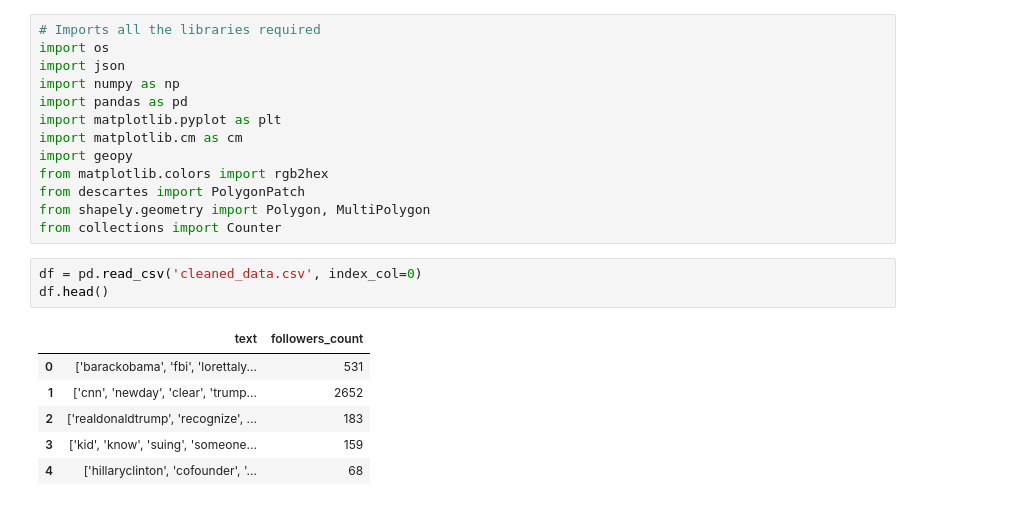
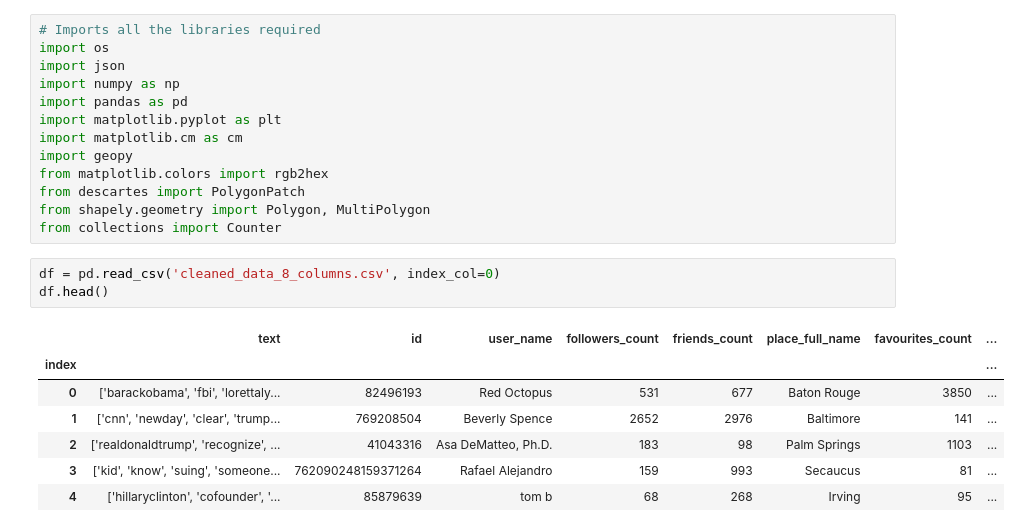
Before and after one commit to CodeValkyrie/data-science-tweet-sentiment-analysis, a Jupyter notebook: Descriptive_stats_roel.ipynb, the cells around one changed output. Cells and saved outputs as stored; diff of their text form.

```diff
--- a/Descriptive_stats_roel.ipynb
+++ b/Descriptive_stats_roel.ipynb
@@ -12,12 +12,13 @@ from descartes import PolygonPatch
 from shapely.geometry import Polygon, MultiPolygon
 from collections import Counter
 # %%
-df = pd.read_csv('cleaned_data.csv', index_col=0)
+df = pd.read_csv('cleaned_data_8_columns.csv', index_col=0)
 df.head()
 # %% [output]
-|  | text | followers_count |
-| 0 | ['barackobama', 'fbi', 'lorettaly... | 531 |
-| 1 | ['cnn', 'newday', 'clear', 'trump... | 2652 |
-| 2 | ['realdonaldtrump', 'recognize', ... | 183 |
-| 3 | ['kid', 'know', 'suing', 'someone... | 159 |
-| 4 | ['hillaryclinton', 'cofounder', '... | 68 |
+|  | text | id | user_name | followers_count | friends_count | place_full_name | favourites_count | ... |
+| index |  |  |  |  |  |  |  | ... |
+| 0 | ['barackobama', 'fbi', 'lorettaly... | 82496193 | Red Octopus | 531 | 677 | Baton Rouge | 3850 | ... |
+| 1 | ['cnn', 'newday', 'clear', 'trump... | 769208504 | Beverly Spence | 2652 | 2976 | Baltimore | 141 | ... |
+| 2 | ['realdonaldtrump', 'recognize', ... | 41043316 | Asa DeMatteo, Ph.D. | 183 | 98 | Palm Springs | 1103 | ... |
+| 3 | ['kid', 'know', 'suing', 'someone... | 762090248159371264 | Rafael Alejandro | 159 | 993 | Secaucus | 81 | ... |
+| 4 | ['hillaryclinton', 'cofounder', '... | 85879639 | tom b | 68 | 268 | Irving | 95 | ... |
```
Also changed, not shown: parts of 10 cells of this notebook.
